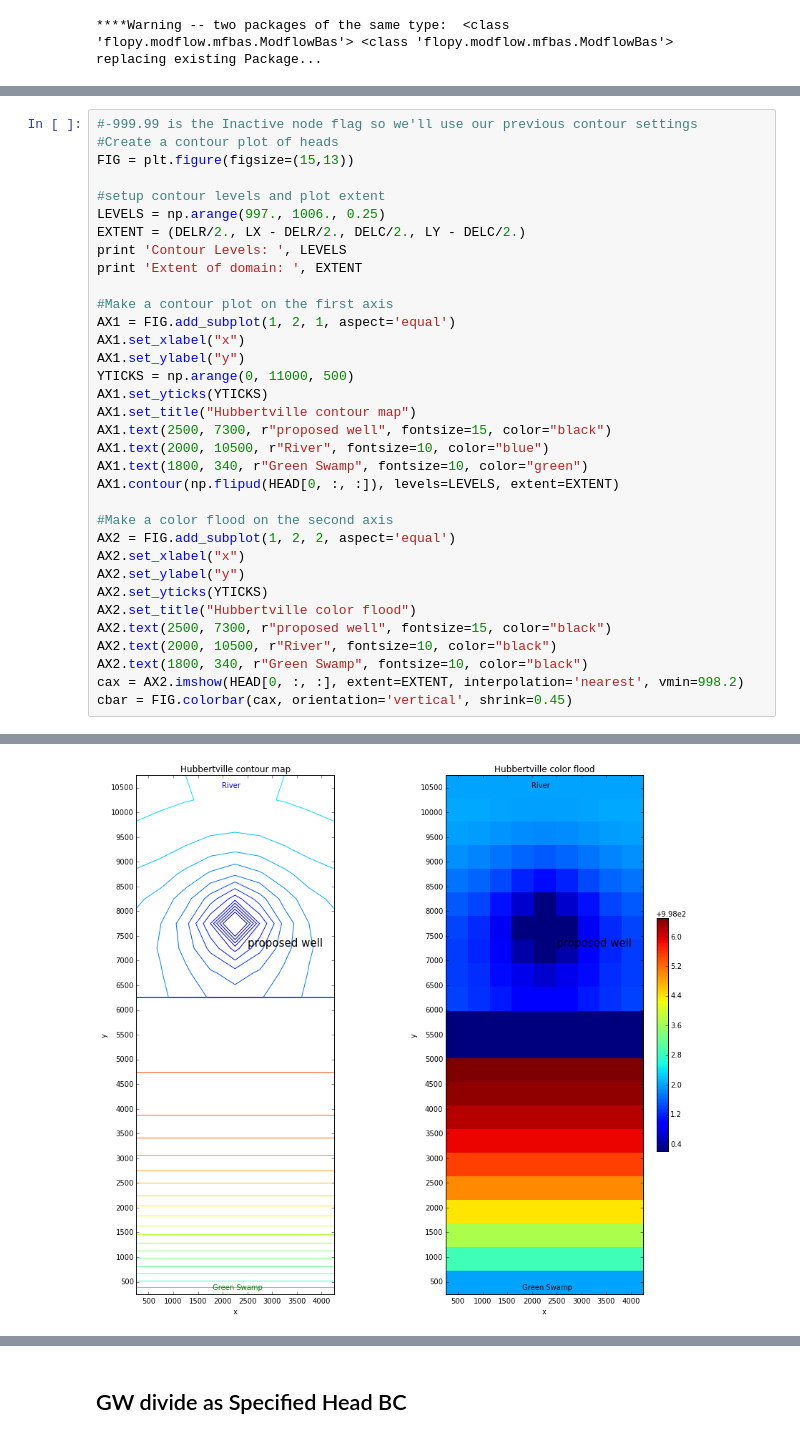
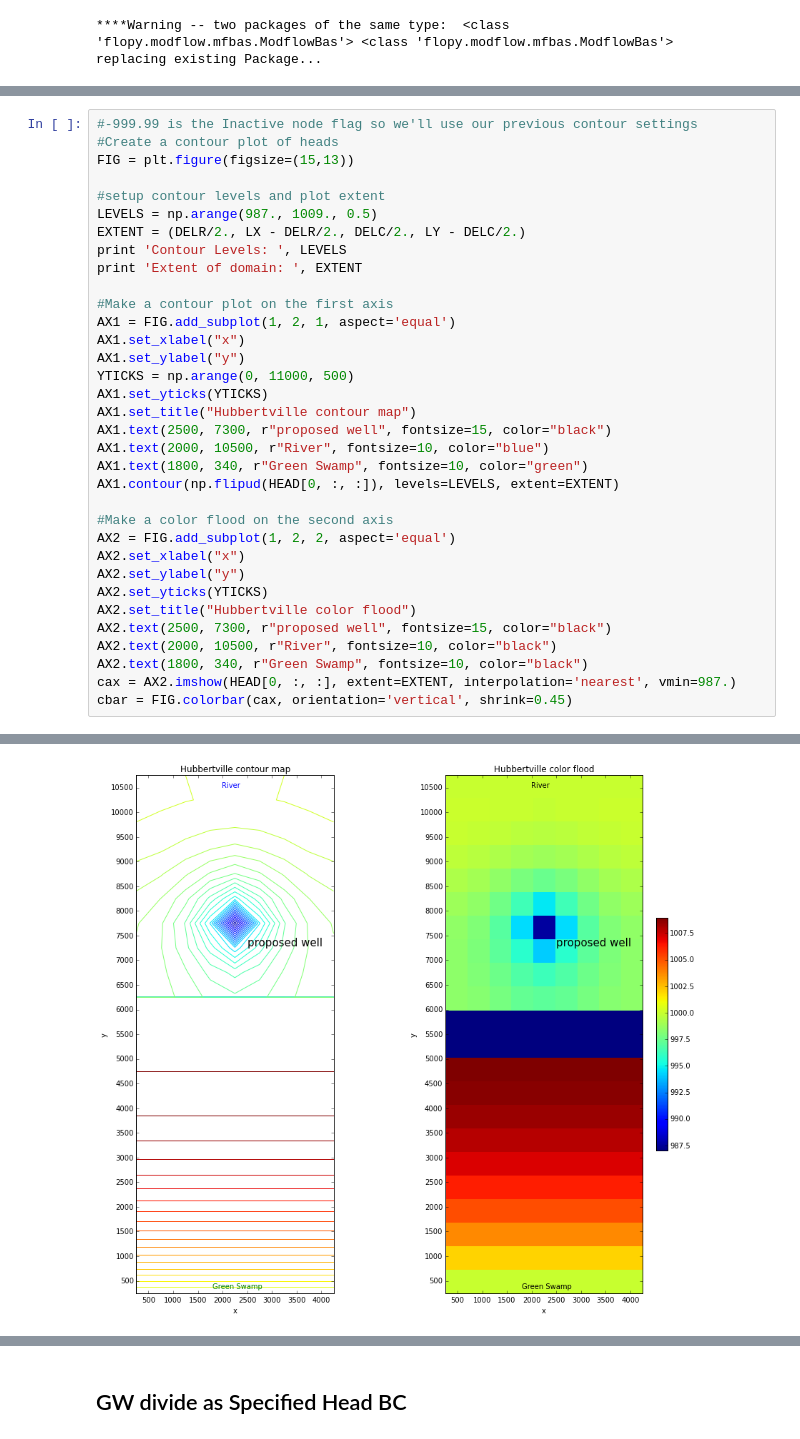
Before and after one commit to Applied-Groundwater-Modeling-2nd-Ed/Chapter_4_problems-1, a Jupyter notebook: P4.4_Flopy_Hubbertville_areal_model_with_pumping.ipynb, the cells around one changed output, grey strips where cells are left out. Saved outputs shown, nothing was run; the diff lists cells and outputs as text.

```diff
--- a/P4.4_Flopy_Hubbertville_areal_model_with_pumping.ipynb
+++ b/P4.4_Flopy_Hubbertville_areal_model_with_pumping.ipynb
@@ -572,7 +570,7 @@ Head statistics
 FIG = plt.figure(figsize=(15,13))
 
 #setup contour levels and plot extent
-LEVELS = np.arange(997., 1006., 0.25)
+LEVELS = np.arange(987., 1009., 0.5)
 EXTENT = (DELR/2., LX - DELR/2., DELC/2., LY - DELC/2.)
 print 'Contour Levels: ', LEVELS
 print 'Extent of domain: ', EXTENT
@@ -598,6 +596,6 @@ AX2.set_title("Hubbertville color flood")
 AX2.text(2500, 7300, r"proposed well", fontsize=15, color="black")
 AX2.text(2000, 10500, r"River", fontsize=10, color="black")
 AX2.text(1800, 340, r"Green Swamp", fontsize=10, color="black")
-cax = AX2.imshow(HEAD[0, :, :], extent=EXTENT, interpolation='nearest', vmin=998.2)
+cax = AX2.imshow(HEAD[0, :, :], extent=EXTENT, interpolation='nearest', vmin=987.)
 cbar = FIG.colorbar(cax, orientation='vertical', shrink=0.45)
 # %% [output]
@@ -609,2 +607,2 @@ Contour Levels:  [  997.     997.25   997.5    997.75   998.     998.25   998.5
 Extent of domain:  (250.0, 4250.0, 250.0, 10750.0)
-[figure, old version]
+[figure, new version]
```
Also changed, not shown: parts of 43 cells of this notebook, 1 other file.
